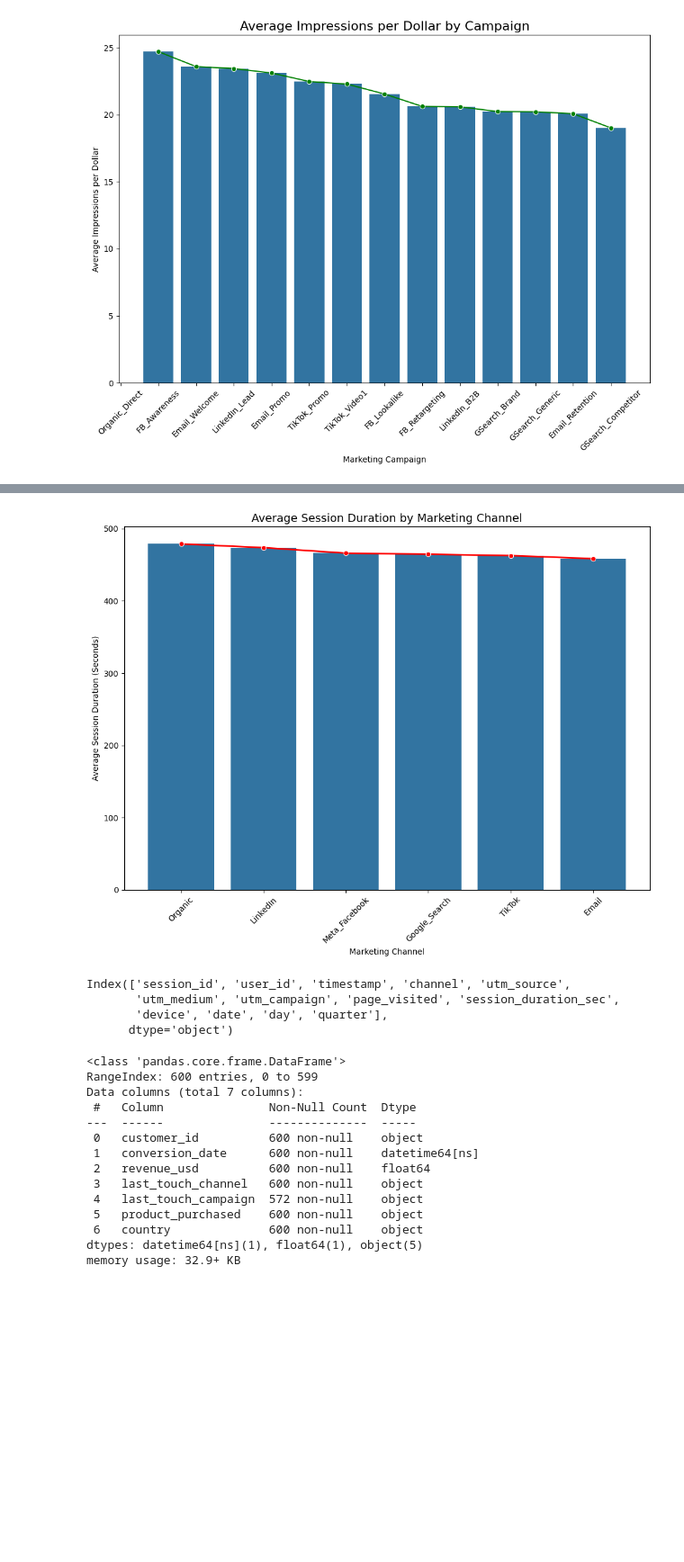
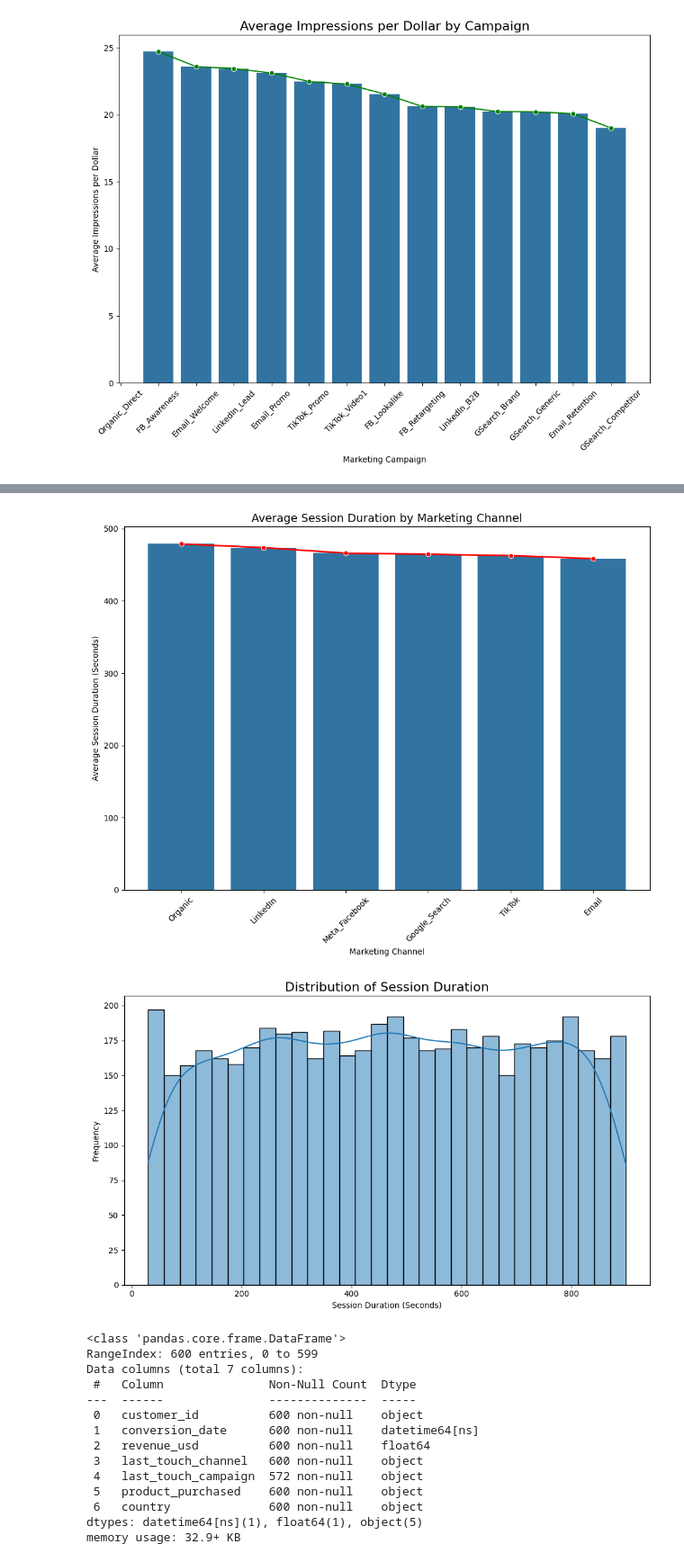
Before and after one commit to banerjee109/Infotact-Data-Team-2, a Jupyter notebook: Assignmenet_1_Roughbook.ipynb, the cells around one changed output, grey strips where cells are left out. Shown at 90% size. Saved outputs shown, nothing was run; the diff lists cells and outputs as text; code cells hidden in the pictures; blank space fills up the shorter version.

Commit message:
Created a histogram to assess session duration and it's frequency in web_log_df.

```diff
--- a/Assignmenet_1_Roughbook.ipynb
+++ b/Assignmenet_1_Roughbook.ipynb
@@ -456,37 +456,43 @@ plt.figure(figsize=(10,8))
 sns.barplot(data=avg_session_duration,x="channel",y="session_duration_sec")
 sns.lineplot(data=avg_session_duration,x="channel",y="session_duration_sec",color="red",marker="o",linewidth=2)
 plt.title("Average Session Duration by Marketing Channel", fontsize=14)
 plt.xlabel("Marketing Channel")
 plt.ylabel("Average Session Duration (Seconds)")
 plt.xticks(rotation=45)
 plt.tight_layout()
 plt.show()
+
+##3-->Session Duration Distribution
+plt.figure(figsize=(10,6))
+sns.histplot(data=web_log_df,x="session_duration_sec",bins=30,kde=True)
+plt.title("Distribution of Session Duration",fontsize=16)
+plt.xlabel("Session Duration (Seconds)")
+plt.ylabel("Frequency")
+plt.tight_layout()
+plt.show()
 # %% [output]
 <class 'pandas.core.frame.DataFrame'>
 RangeIndex: 6034 entries, 0 to 6033
 Data columns (total 11 columns):
  #   Column                Non-Null Count  Dtype
 ---  ------                --------------  -----
  0   session_id            6034 non-null   object
  1   user_id               6034 non-null   object
  2   timestamp             6034 non-null   object
  3   channel               6034 non-null   object
  4   utm_source            5434 non-null   object
  5   utm_medium            6034 non-null   object
  6   utm_campaign          5735 non-null   object
  7   page_visited          6034 non-null   object
  8   session_duration_sec  6034 non-null   int64
  9   device                6034 non-null   object
  10  date                  6034 non-null   datetime64[ns]
 dtypes: datetime64[ns](1), int64(1), object(9)
 memory usage: 518.7+ KB
 Average time spent is 1.9097962808687043 more than average time spent for the first time interaction
 [figure]
 [figure]
-Index(['session_id', 'user_id', 'timestamp', 'channel', 'utm_source',
-       'utm_medium', 'utm_campaign', 'page_visited', 'session_duration_sec',
-       'device', 'date', 'day', 'quarter'],
-      dtype='object')
+[figure, added]
 # %%
 import pandas as pd
 crm_df=pd.read_csv("crm_conversion_data.csv")
```
